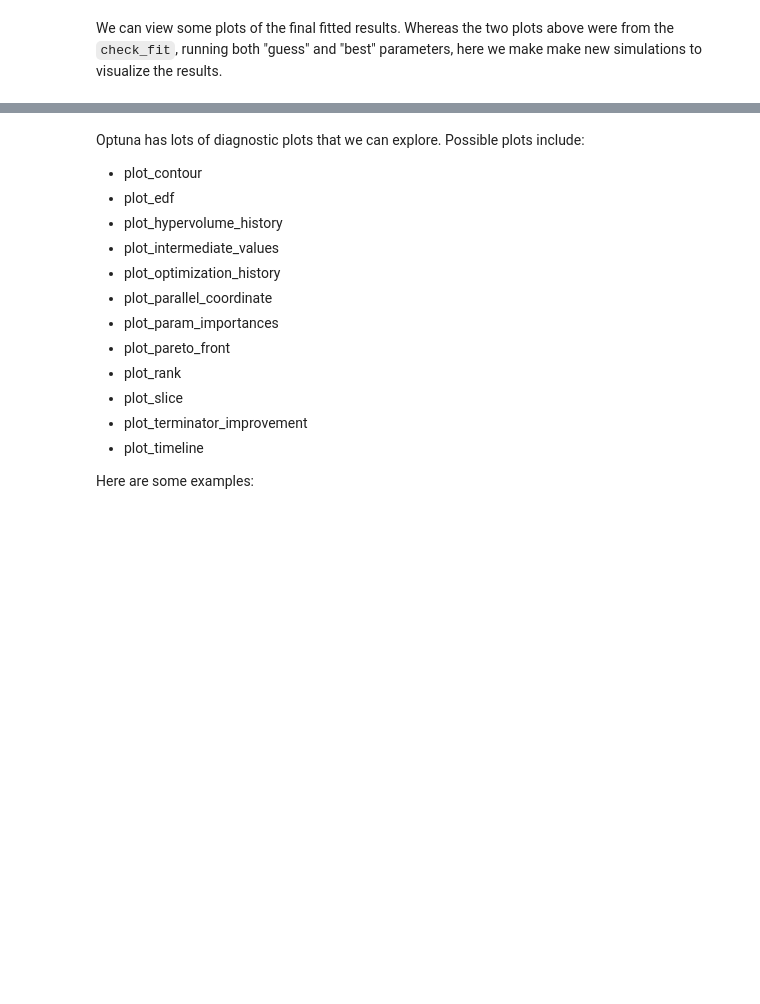
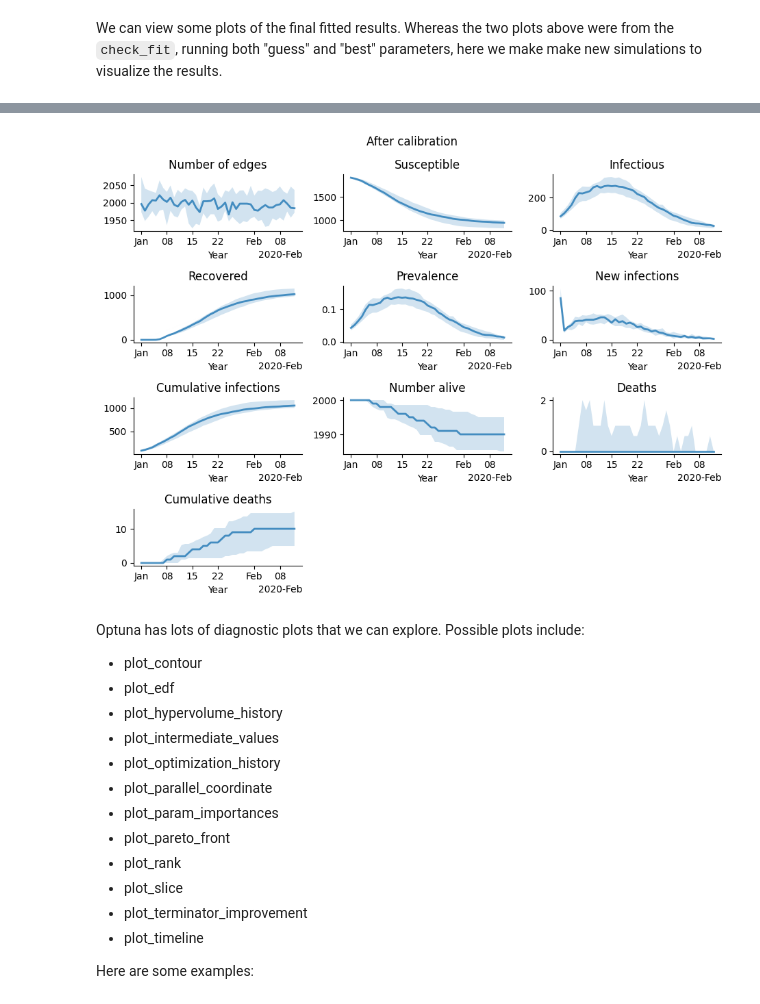
Before and after one commit to starsimhub/starsim, a Jupyter notebook: docs/tutorials/tut_calibration.ipynb, the cells around one changed output, grey strips where cells are left out. Cells and saved outputs as stored; diff of their text form; code cells hidden in the pictures; blank space fills up the shorter version.

```diff
--- a/docs/tutorials/tut_calibration.ipynb
+++ b/docs/tutorials/tut_calibration.ipynb
@@ -160,6 +161,7 @@ calib = ss.Calibration(
     calib_pars = calib_pars,
     sim = sim,
     build_fn = build_sim,
+    build_kw = dict(n_reps=3), # Run 3 replicates for each parameter set
     reseed = True, # If true, a different random seed will be provided to each configuration
     components = [prevalence],
     total_trials = 100,
@@ -178,6 +214,10 @@ calib.best_pars
 # %% [markdown]
 Once the calibration is complete, we can compare the `guess` values to the best values found by calling `check_fit`.
 # %%
-# Confirm - Note the comparison is here configured over n_runs=15 replicates
+# Confirm - Note the comparison is here configured over n_reps=15 replicates
 sc.printcyan('\nConfirming fit...')
-calib.check_fit(n_runs=15, do_plot=False)
+
+# Increase replicates to 15 for more representative results when running check_fit
+calib.build_kw['n_reps'] = 15
+
+calib.check_fit(do_plot=False)
@@ -192,6 +245,7 @@ calib.plot(bootstrap=True); # Pass bootstrap=True to produce this plot
 # %% [markdown]
 We can view some plots of the final fitted results. Whereas the two plots above were from the `check_fit`, running both "guess" and "best" parameters, here we make make new simulations to visualize the results.
 # %%
-g = calib.plot_final(n_runs=10); # Run the model for 10 replicates
+g = calib.plot_final(); # Run the model for 10 replicates
 for ax in g.axes: # Fix the date formatting
     ax.xaxis.set_major_formatter(mdates.ConciseDateFormatter(ax.xaxis.get_major_locator()))
+# %% [output]
@@ -198,3 +253,4 @@ for ax in g.axes: # Fix the date formatting
+[figure, added]
 # %% [markdown]
 Optuna has lots of diagnostic plots that we can explore. Possible plots include:
 * plot_contour
```
Also changed, not shown: parts of 11 cells of this notebook, 3 other files.
